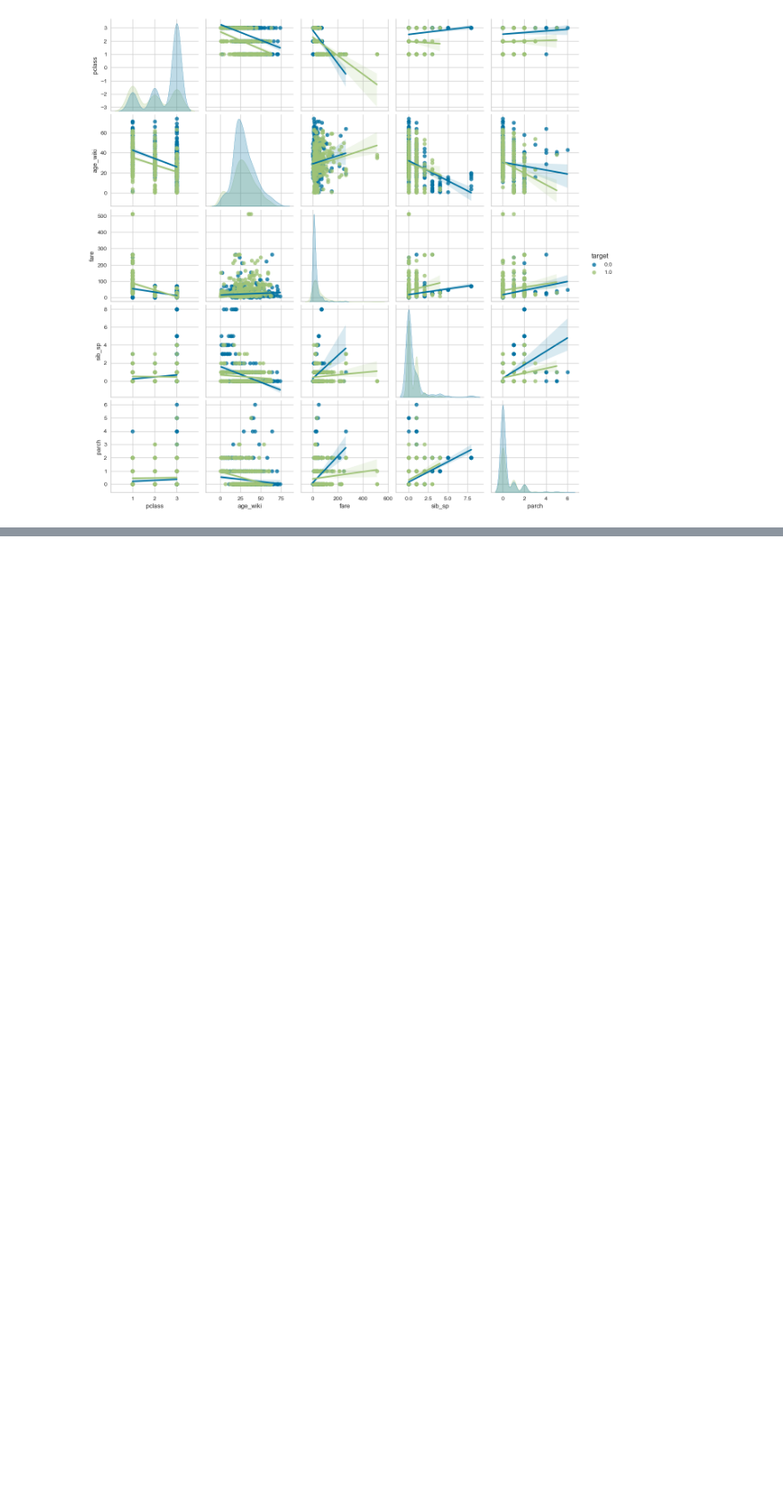
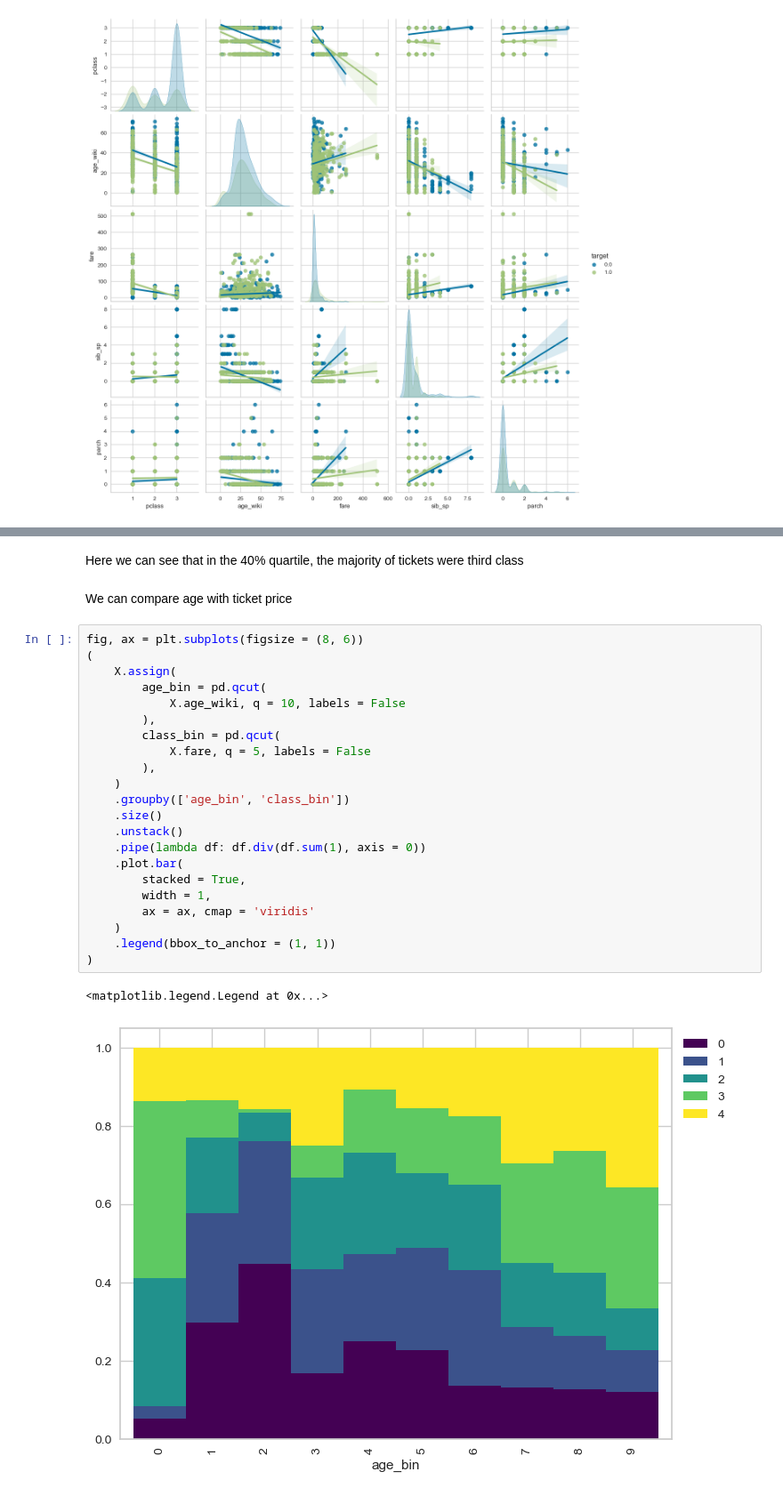
Before and after one commit to DellaCortef/machine-learning-pocket-reference, a Jupyter notebook: data-exploring.ipynb, the cells around one changed output, grey strips where cells are left out. Shown at 89% size. Cells and saved outputs as stored; diff of their text form; blank space fills up the shorter version.

```diff
--- a/data-exploring.ipynb
+++ b/data-exploring.ipynb
@@ -471,0 +477,29 @@ fig, ax = plt.subplots(figsize = (8, 6))
+# %% [markdown]
+Here we can see that in the 40% quartile, the majority of tickets were third class
+# %% [markdown]
+We can compare age with ticket price
+# %%
+fig, ax = plt.subplots(figsize = (8, 6))
+(
+    X.assign(
+        age_bin = pd.qcut(
+            X.age_wiki, q = 10, labels = False
+        ),
+        class_bin = pd.qcut(
+            X.fare, q = 5, labels = False
+        ),
+    )
+    .groupby(['age_bin', 'class_bin'])
+    .size()
+    .unstack()
+    .pipe(lambda df: df.div(df.sum(1), axis = 0))
+    .plot.bar(
+        stacked = True,
+        width = 1,
+        ax = ax, cmap = 'viridis'
+    )
+    .legend(bbox_to_anchor = (1, 1))
+)
+# %% [output]
+<matplotlib.legend.Legend at 0x...>
+[figure, added]
```
Also changed, not shown: parts of 18 cells of this notebook.
